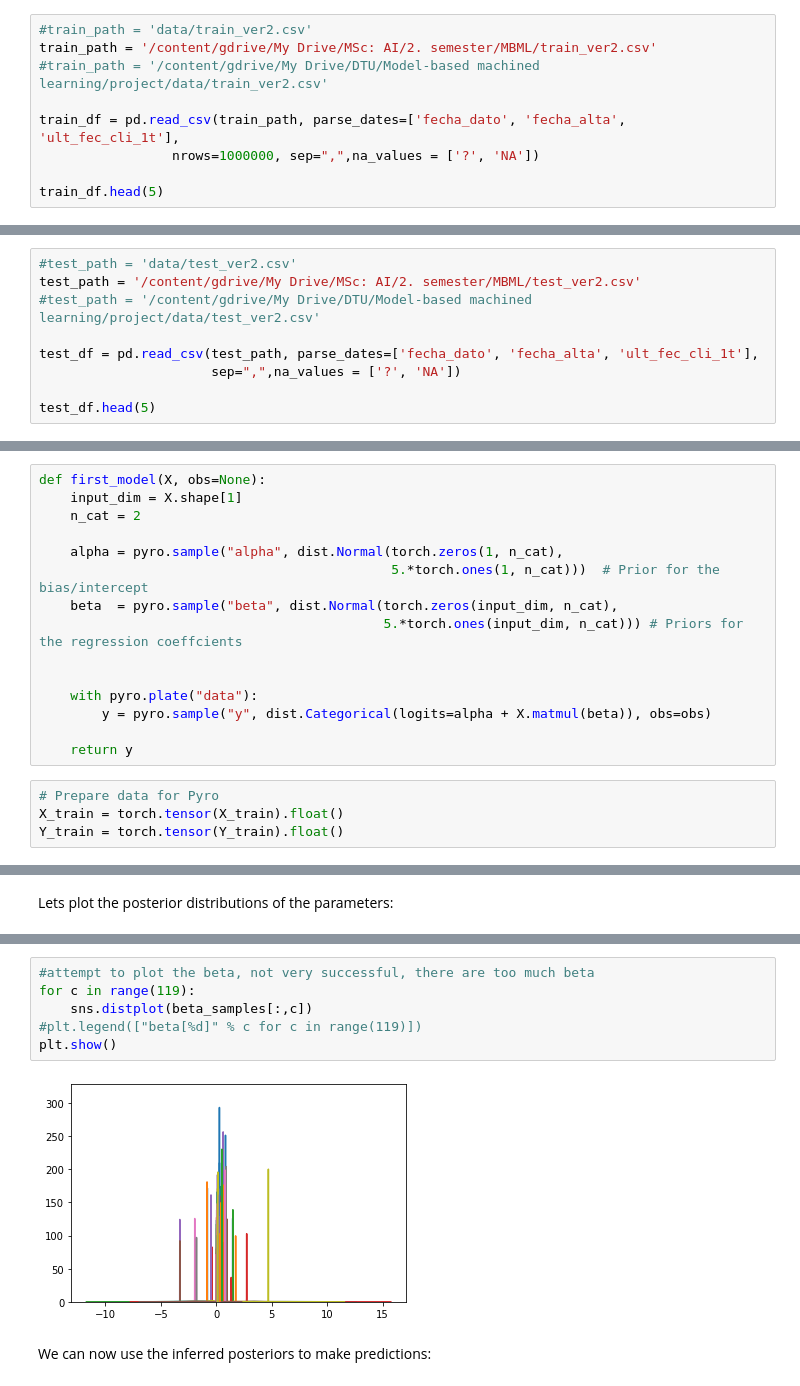
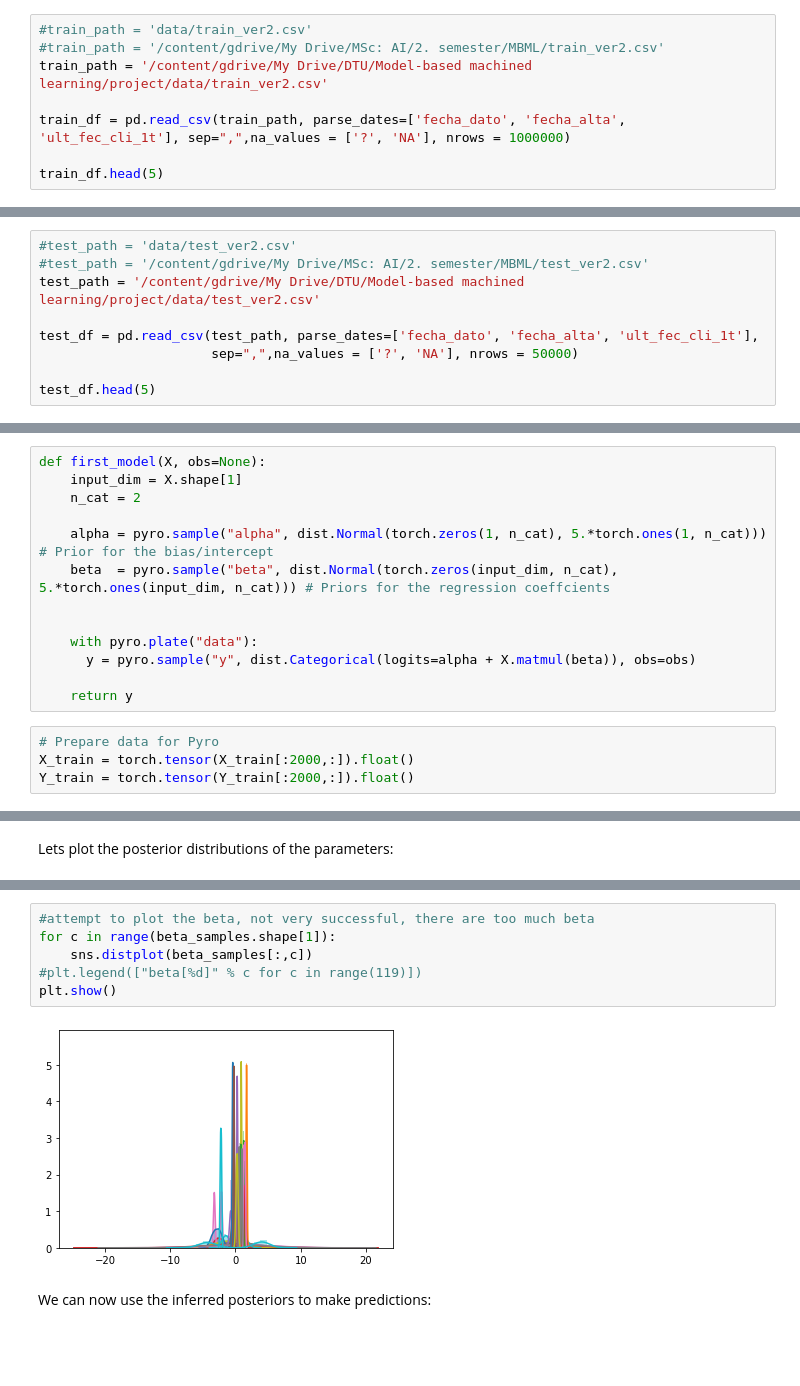
Before and after one commit to casperbh96/mbml, a Jupyter notebook: Data_Preparation.ipynb, the cells around one changed output, grey strips where cells are left out. Saved outputs shown, nothing was run; the diff lists cells and outputs as text; blank space fills up the shorter version.

```diff
--- a/Data_Preparation.ipynb
+++ b/Data_Preparation.ipynb
@@ -44,10 +52,9 @@ Drive already mounted at /content/gdrive; to attempt to forcibly remount, call d
 # %%
 #train_path = 'data/train_ver2.csv'
-train_path = '/content/gdrive/My Drive/MSc: AI/2. semester/MBML/train_ver2.csv'
-#train_path = '/content/gdrive/My Drive/DTU/Model-based machined learning/project/data/train_ver2.csv'
+#train_path = '/content/gdrive/My Drive/MSc: AI/2. semester/MBML/train_ver2.csv'
+train_path = '/content/gdrive/My Drive/DTU/Model-based machined learning/project/data/train_ver2.csv'
 
-train_df = pd.read_csv(train_path, parse_dates=['fecha_dato', 'fecha_alta', 'ult_fec_cli_1t'],
-                 nrows=1000000, sep=",",na_values = ['?', 'NA'])
+train_df = pd.read_csv(train_path, parse_dates=['fecha_dato', 'fecha_alta', 'ult_fec_cli_1t'], sep=",",na_values = ['?', 'NA'], nrows = 1000000)
 
 train_df.head(5)
 # %% [output]
@@ -59,11 +66,11 @@ train_df.head(5)
 | 4 | 2015-01-28 | 1050614 | N | ES | V | 23 | 2012-08-10 | 0.0 | ... |
 # %%
 #test_path = 'data/test_ver2.csv'
-test_path = '/content/gdrive/My Drive/MSc: AI/2. semester/MBML/test_ver2.csv'
-#test_path = '/content/gdrive/My Drive/DTU/Model-based machined learning/project/data/test_ver2.csv'
+#test_path = '/content/gdrive/My Drive/MSc: AI/2. semester/MBML/test_ver2.csv'
+test_path = '/content/gdrive/My Drive/DTU/Model-based machined learning/project/data/test_ver2.csv'
 
 test_df = pd.read_csv(test_path, parse_dates=['fecha_dato', 'fecha_alta', 'ult_fec_cli_1t'],
-                      sep=",",na_values = ['?', 'NA'])
+                      sep=",",na_values = ['?', 'NA'], nrows = 50000)
 
 test_df.head(5)
 # %% [output]
@@ -701,20 +671,18 @@ def first_model(X, obs=None):
     input_dim = X.shape[1]
     n_cat = 2
 
-    alpha = pyro.sample("alpha", dist.Normal(torch.zeros(1, n_cat),
-                                             5.*torch.ones(1, n_cat)))  # Prior for the bias/intercept
-    beta  = pyro.sample("beta", dist.Normal(torch.zeros(input_dim, n_cat),
-                                            5.*torch.ones(input_dim, n_cat))) # Priors for the regression coeffcients
+    alpha = pyro.sample("alpha", dist.Normal(torch.zeros(1, n_cat), 5.*torch.ones(1, n_cat)))  # Prior for the bias/intercept
+    beta  = pyro.sample("beta", dist.Normal(torch.zeros(input_dim, n_cat), 5.*torch.ones(input_dim, n_cat))) # Priors for the regression coeffcients
 
 
     with pyro.plate("data"):
-        y = pyro.sample("y", dist.Categorical(logits=alpha + X.matmul(beta)), obs=obs)
+      y = pyro.sample("y", dist.Categorical(logits=alpha + X.matmul(beta)), obs=obs)
 
     return y
 # %%
 # Prepare data for Pyro
-X_train = torch.tensor(X_train).float()
-Y_train = torch.tensor(Y_train).float()
+X_train = torch.tensor(X_train[:2000,:]).float()
+Y_train = torch.tensor(Y_train[:2000,:]).float()
 # %%
 %%time
 
@@ -767,11 +744,11 @@ print(alpha_samples.shape)
 # %%
 #attempt to plot the beta, not very successful, there are too much beta
-for c in range(119):
+for c in range(beta_samples.shape[1]):
     sns.distplot(beta_samples[:,c])
 #plt.legend(["beta[%d]" % c for c in range(119)])
 plt.show()
 # %% [output]
-[figure, old version]
+[figure, new version]
 # %% [markdown]
 We can now use the inferred posteriors to make predictions:
 # %%
```
Also changed, not shown: parts of 43 cells of this notebook.
